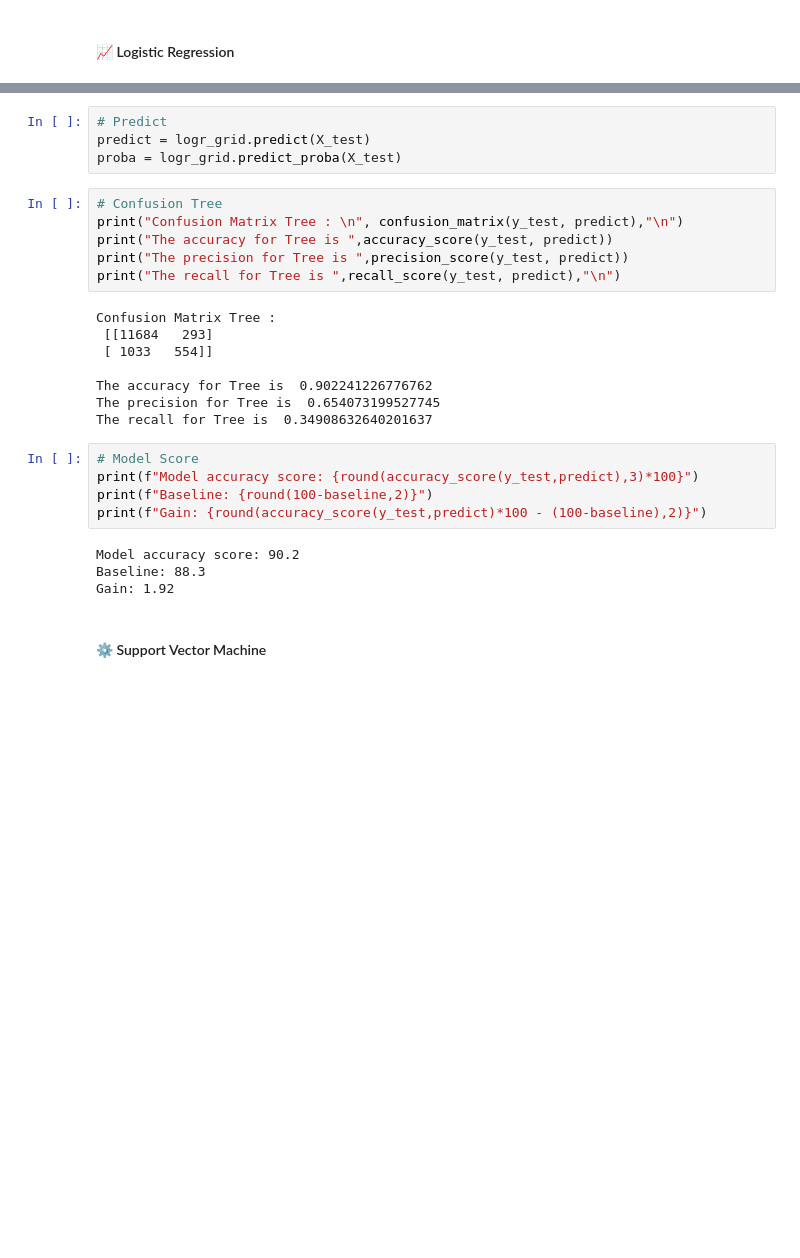
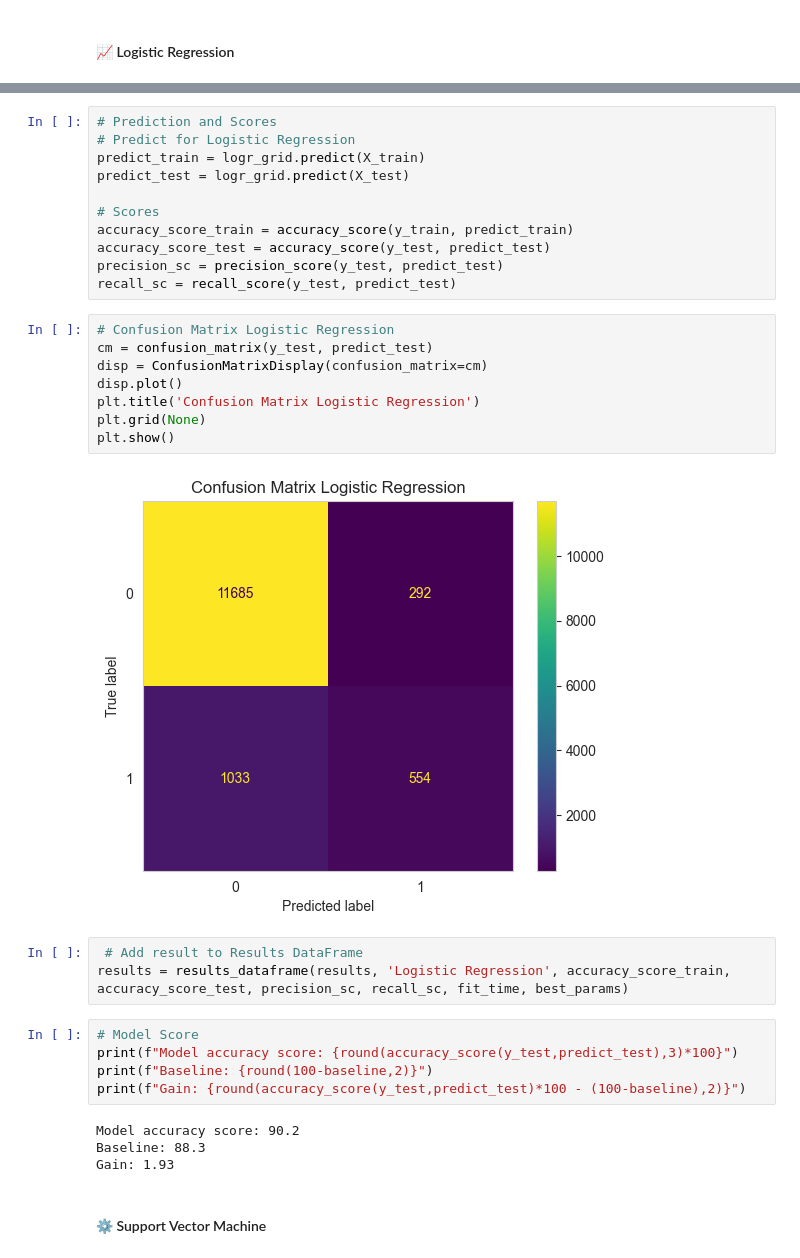
Before and after one commit to gabrieldornella/capstone-project, a Jupyter notebook: notebooks/ModelComparison.ipynb, the cells around one changed output, grey strips where cells are left out. Saved outputs shown, nothing was run; the diff lists cells and outputs as text; blank space fills up the shorter version.

```diff
--- a/notebooks/EDA.ipynb
+++ b/notebooks/ModelComparison.ipynb
@@ -636,30 +621,36 @@ Best Parameters for Logistic Regression
 # %%
-# Predict
-predict = logr_grid.predict(X_test)
-proba = logr_grid.predict_proba(X_test)
+# Prediction and Scores
+# Predict for Logistic Regression
+predict_train = logr_grid.predict(X_train)
+predict_test = logr_grid.predict(X_test)
+
+# Scores
+accuracy_score_train = accuracy_score(y_train, predict_train)
+accuracy_score_test = accuracy_score(y_test, predict_test)
+precision_sc = precision_score(y_test, predict_test)
+recall_sc = recall_score(y_test, predict_test)
+# %%
+# Confusion Matrix Logistic Regression
+cm = confusion_matrix(y_test, predict_test)
+disp = ConfusionMatrixDisplay(confusion_matrix=cm)
+disp.plot()
+plt.title('Confusion Matrix Logistic Regression')
+plt.grid(None)
+plt.show()
+# %% [output]
+[figure, added]
 # %%
-# Confusion Tree
-print("Confusion Matrix Tree : \n", confusion_matrix(y_test, predict),"\n")
-print("The accuracy for Tree is ",accuracy_score(y_test, predict))
-print("The precision for Tree is ",precision_score(y_test, predict))
-print("The recall for Tree is ",recall_score(y_test, predict),"\n")
+ # Add result to Results DataFrame
+results = results_dataframe(results, 'Logistic Regression', accuracy_score_train, accuracy_score_test, precision_sc, recall_sc, fit_time, best_params)
-# %% [output]
-Confusion Matrix Tree :
- [[11684   293]
- [ 1033   554]]
-
-The accuracy for Tree is  0.902241226776762
-The precision for Tree is  0.654073199527745
-The recall for Tree is  0.34908632640201637
 # %%
 # Model Score
-print(f"Model accuracy score: {round(accuracy_score(y_test,predict),3)*100}")
+print(f"Model accuracy score: {round(accuracy_score(y_test,predict_test),3)*100}")
 print(f"Baseline: {round(100-baseline,2)}")
-print(f"Gain: {round(accuracy_score(y_test,predict)*100 - (100-baseline),2)}")
+print(f"Gain: {round(accuracy_score(y_test,predict_test)*100 - (100-baseline),2)}")
 # %% [output]
 Model accuracy score: 90.2
 Baseline: 88.3
-Gain: 1.92
+Gain: 1.93
 # %% [markdown]
 #### ⚙️ Support Vector Machine
 # %%
```
Also changed, not shown: parts of 33 cells of this notebook, 1 other file.
